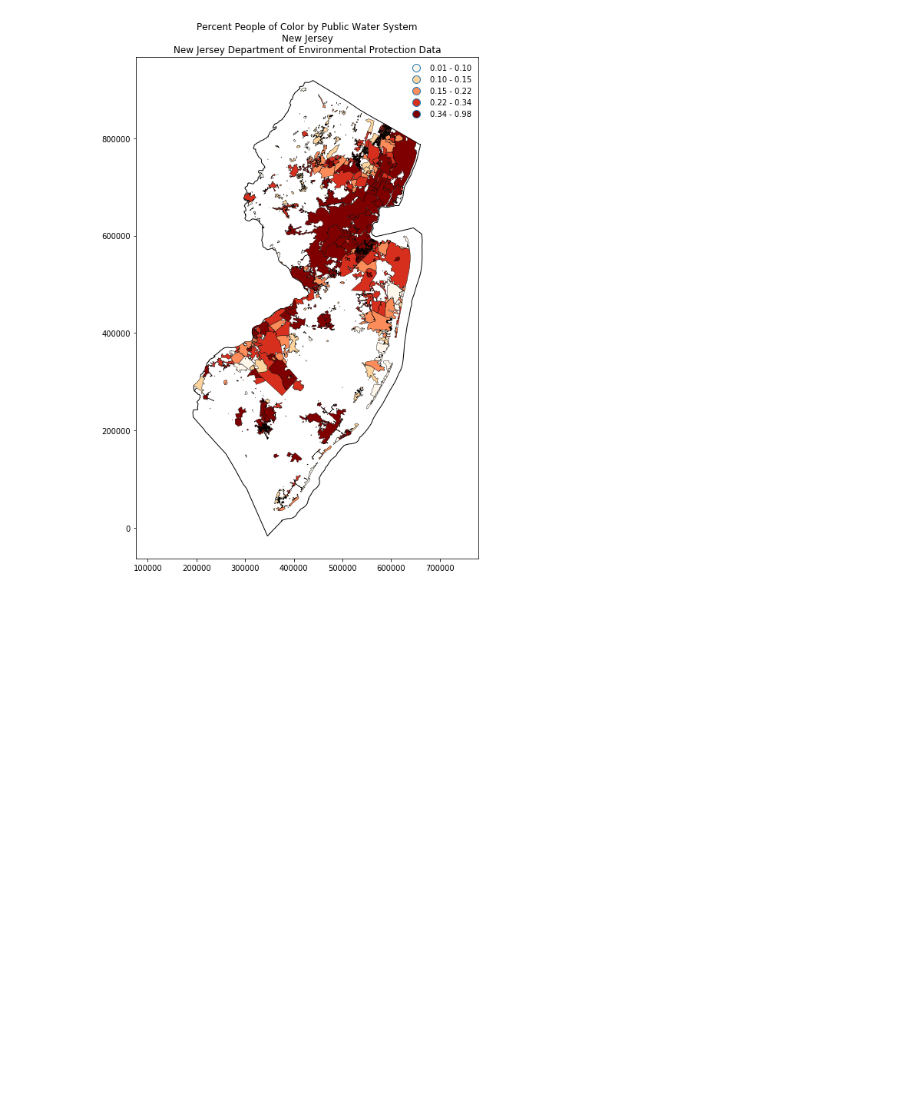
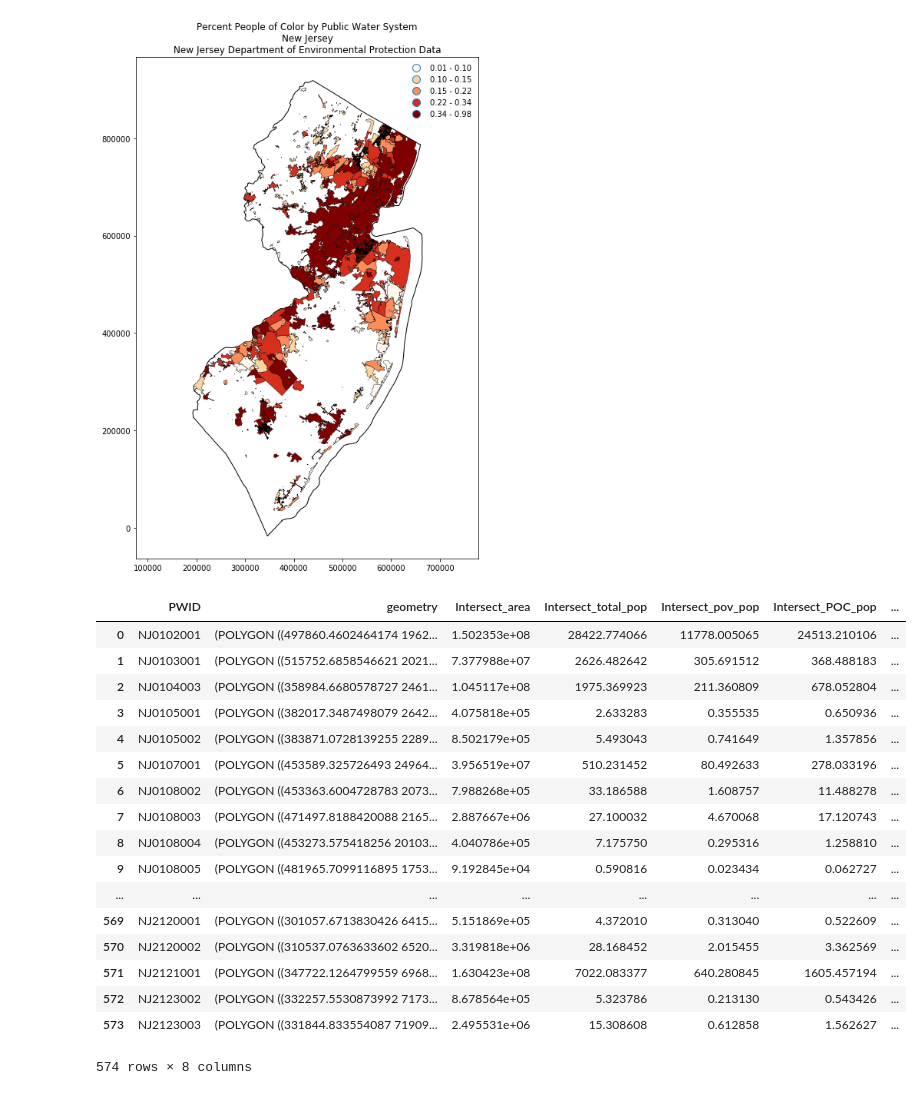
Before and after one commit to zstatmanweil/EJ-analysis-map, a Jupyter notebook: SpatialAnalysis/ArealWeighting.ipynb, the cells around one changed output. Cells and saved outputs as stored; diff of their text form; code cells hidden in the pictures; blank space fills up the shorter version.

Commit message:
Exported files to GeoJSON

```diff
--- a/SpatialAnalysis/ArealWeighting.ipynb
+++ b/SpatialAnalysis/ArealWeighting.ipynb
@@ -15,7 +15,7 @@ import matplotlib.pyplot as plt
 census_geodata = gpd.read_file(r'C:\Users\zstat\Documents\RecurseCenter\EJ-analysis-map\Data\Created\NJ_cen_data.shp')
 # %%
 # Import NJ public water system data
-pws_geodata = gpd.read_file(r'C:\Users\zstat\Documents\RecurseCenter\EJ-analysis-map\Data\NJDEP\PWS\New_Jersey__Public_Community_Water_Purveyor_Service_Areas.shp')
+pws_geodata = gpd.read_file(r'C:\Users\zstat\Documents\RecurseCenter\EJ-analysis-map\Data\NJDEP\New_Jersey__Public_Community_Water_Purveyor_Service_Areas.shp')
 # %%
 # Explore NJ public water system data
 pws_geodata.info()
@@ -330,0 +354,35 @@ plt.axis('equal')
+# %%
+# Export to GeoJSON
+# First, need to upcast everything into the "multi-polygon" type
+
+from shapely import geometry
+upcast_dispatch = {geometry.Point: geometry.MultiPoint,
+                   geometry.LineString: geometry.MultiLineString,
+                   geometry.Polygon: geometry.MultiPolygon}
+
+def maybe_cast_to_multigeometry(geom):
+    caster = upcast_dispatch.get(type(geom), lambda x: x[0])
+    return caster([geom])
+
+PWS_agg_json = PWS_agg
+PWS_agg_json['geometry'] = PWS_agg_json.geometry.apply(maybe_cast_to_multigeometry)
+PWS_agg_json
+# %% [output]
+|  | PWID | geometry | Intersect_area | Intersect_total_pop | Intersect_pov_pop | Intersect_POC_pop | ... |
+| 0 | NJ0102001 | (POLYGON ((497860.4602464174 1962... | 1.502353e+08 | 28422.774066 | 11778.005065 | 24513.210106 | ... |
+| 1 | NJ0103001 | (POLYGON ((515752.6858546621 2021... | 7.377988e+07 | 2626.482642 | 305.691512 | 368.488183 | ... |
+| 2 | NJ0104003 | (POLYGON ((358984.6680578727 2461... | 1.045117e+08 | 1975.369923 | 211.360809 | 678.052804 | ... |
+| 3 | NJ0105001 | (POLYGON ((382017.3487498079 2642... | 4.075818e+05 | 2.633283 | 0.355535 | 0.650936 | ... |
+| 4 | NJ0105002 | (POLYGON ((383871.0728139255 2289... | 8.502179e+05 | 5.493043 | 0.741649 | 1.357856 | ... |
+| 5 | NJ0107001 | (POLYGON ((453589.325726493 24964... | 3.956519e+07 | 510.231452 | 80.492633 | 278.033196 | ... |
+| 6 | NJ0108002 | (POLYGON ((453363.6004728783 2073... | 7.988268e+05 | 33.186588 | 1.608757 | 11.488278 | ... |
+| 7 | NJ0108003 | (POLYGON ((471497.8188420088 2165... | 2.887667e+06 | 27.100032 | 4.670068 | 17.120743 | ... |
+| 8 | NJ0108004 | (POLYGON ((453273.575418256 20103... | 4.040786e+05 | 7.175750 | 0.295316 | 1.258810 | ... |
+| 9 | NJ0108005 | (POLYGON ((481965.7099116895 1753... | 9.192845e+04 | 0.590816 | 0.023434 | 0.062727 | ... |
+| ... | ... | ... | ... | ... | ... | ... | ... |
+| 569 | NJ2120001 | (POLYGON ((301057.6713830426 6415... | 5.151869e+05 | 4.372010 | 0.313040 | 0.522609 | ... |
+| 570 | NJ2120002 | (POLYGON ((310537.0763633602 6520... | 3.319818e+06 | 28.168452 | 2.015455 | 3.362569 | ... |
+| 571 | NJ2121001 | (POLYGON ((347722.1264799559 6968... | 1.630423e+08 | 7022.083377 | 640.280845 | 1605.457194 | ... |
+| 572 | NJ2123002 | (POLYGON ((332257.5530873992 7173... | 8.678564e+05 | 5.323786 | 0.213130 | 0.543426 | ... |
+| 573 | NJ2123003 | (POLYGON ((331844.833554087 71909... | 2.495531e+06 | 15.308608 | 0.612858 | 1.562627 | ... |
+574 rows × 8 columns
```
Also changed, not shown: parts of 5 cells of this notebook.
